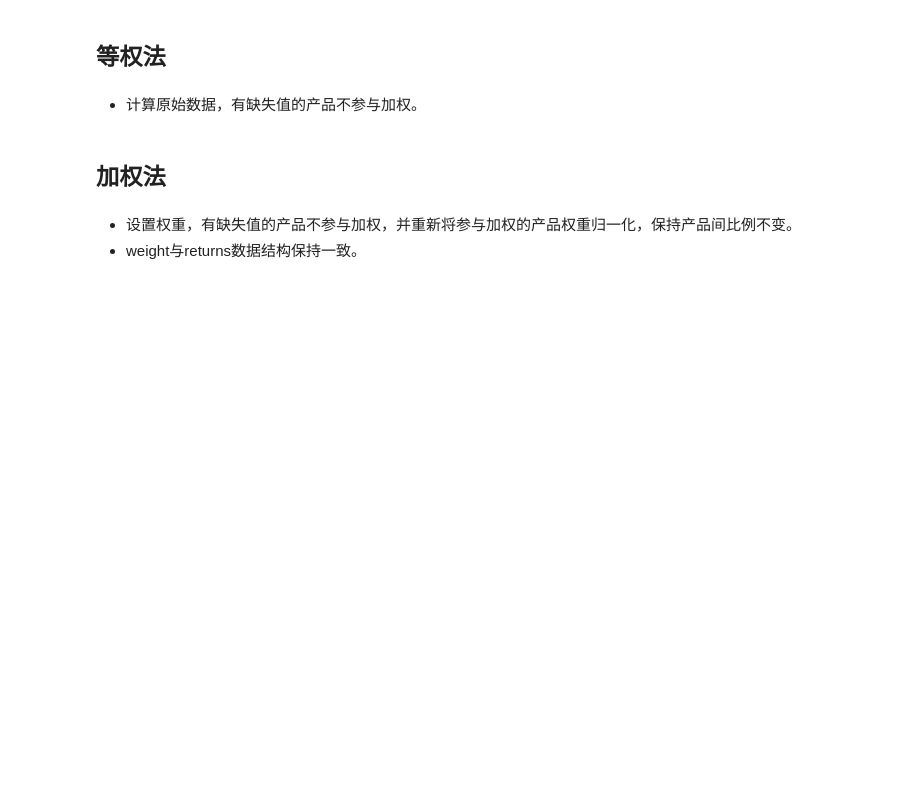
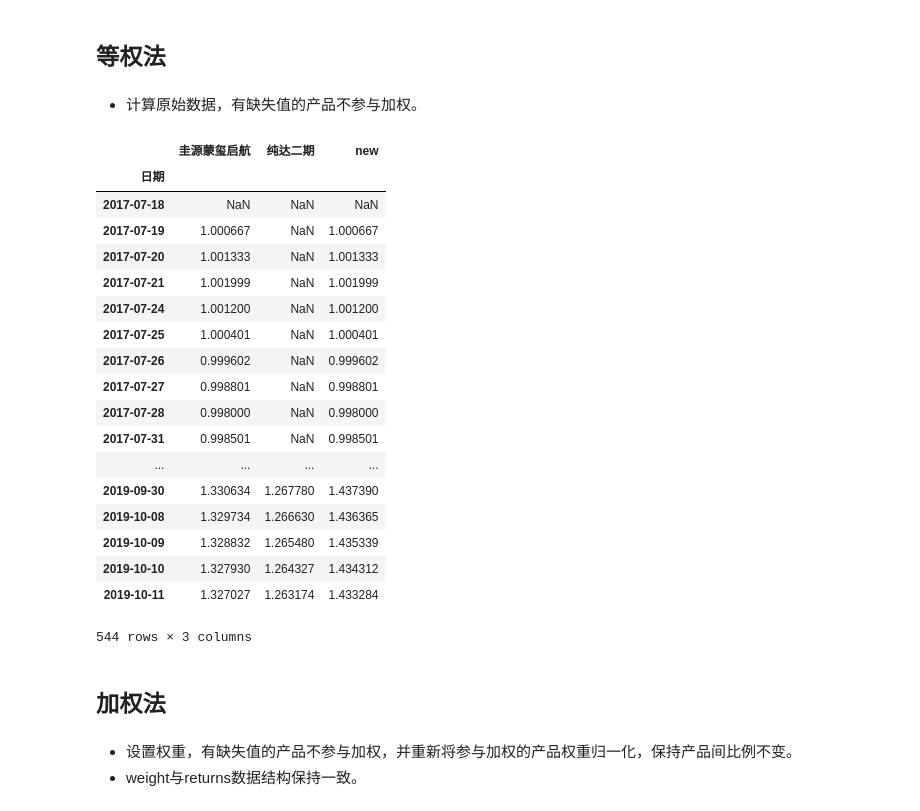
Before and after one commit to luohanfeng/foftools, a Jupyter notebook: fof_score/fof_score.ipynb, the cells around one changed output. Cells and saved outputs as stored; diff of their text form; code cells hidden in the pictures; blank space fills up the shorter version.

```diff
--- a/fof_score/fof_score.ipynb
+++ b/fof_score/fof_score.ipynb
@@ -192,8 +177,29 @@ result
 # %%
 new_returns = returns.copy()
 new_returns['new'] = returns.mean(axis=1)
 new_value = new_returns.cumsum()+1.0
-new_value.to_csv('./out_new/同类产品等权合成.csv', encoding='gbk')
+new_value.to_csv(os.path.join(workspace,'净值+等权合成.csv'), encoding='gbk')
+new_value
+# %% [output]
+|  | 圭源蒙玺启航 | 纯达二期 | new |
+| 日期 |  |  |  |
+| 2017-07-18 | NaN | NaN | NaN |
+| 2017-07-19 | 1.000667 | NaN | 1.000667 |
+| 2017-07-20 | 1.001333 | NaN | 1.001333 |
+| 2017-07-21 | 1.001999 | NaN | 1.001999 |
+| 2017-07-24 | 1.001200 | NaN | 1.001200 |
+| 2017-07-25 | 1.000401 | NaN | 1.000401 |
+| 2017-07-26 | 0.999602 | NaN | 0.999602 |
+| 2017-07-27 | 0.998801 | NaN | 0.998801 |
+| 2017-07-28 | 0.998000 | NaN | 0.998000 |
+| 2017-07-31 | 0.998501 | NaN | 0.998501 |
+| ... | ... | ... | ... |
+| 2019-09-30 | 1.330634 | 1.267780 | 1.437390 |
+| 2019-10-08 | 1.329734 | 1.266630 | 1.436365 |
+| 2019-10-09 | 1.328832 | 1.265480 | 1.435339 |
+| 2019-10-10 | 1.327930 | 1.264327 | 1.434312 |
+| 2019-10-11 | 1.327027 | 1.263174 | 1.433284 |
+544 rows × 3 columns
 # %% [markdown]
 ## 加权法
 # %% [markdown]
```
Also changed, not shown: parts of 14 cells of this notebook, 7 other files.
